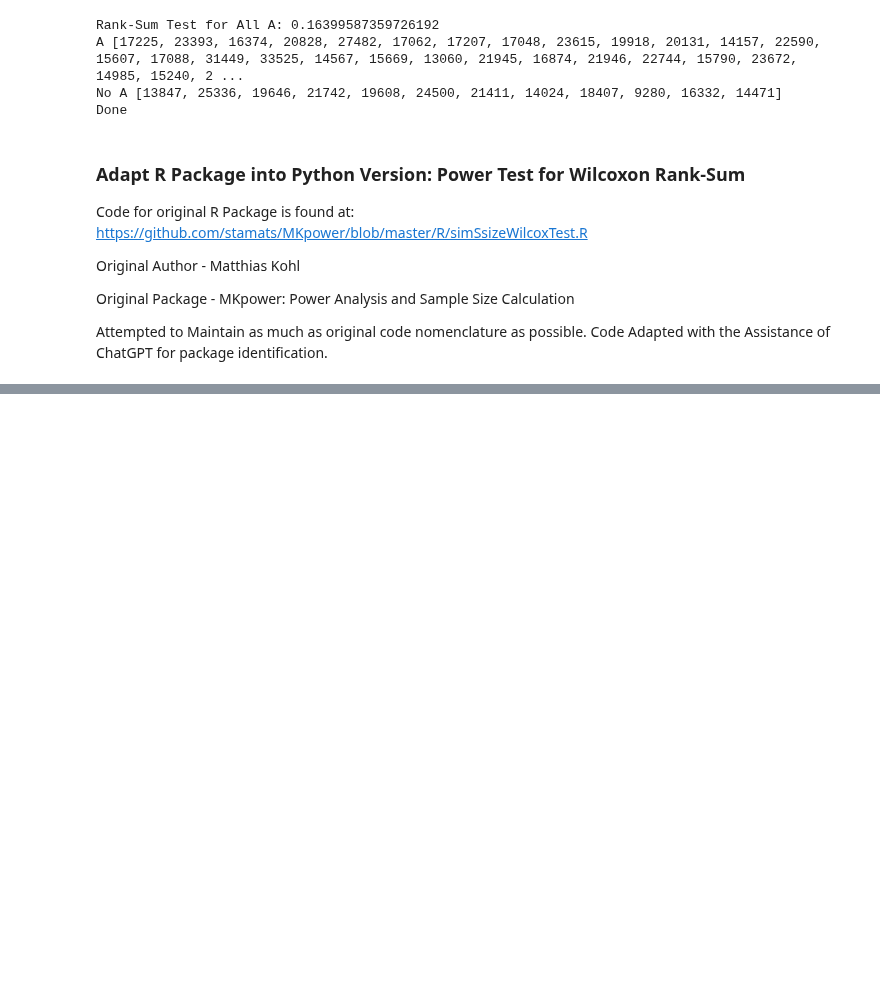
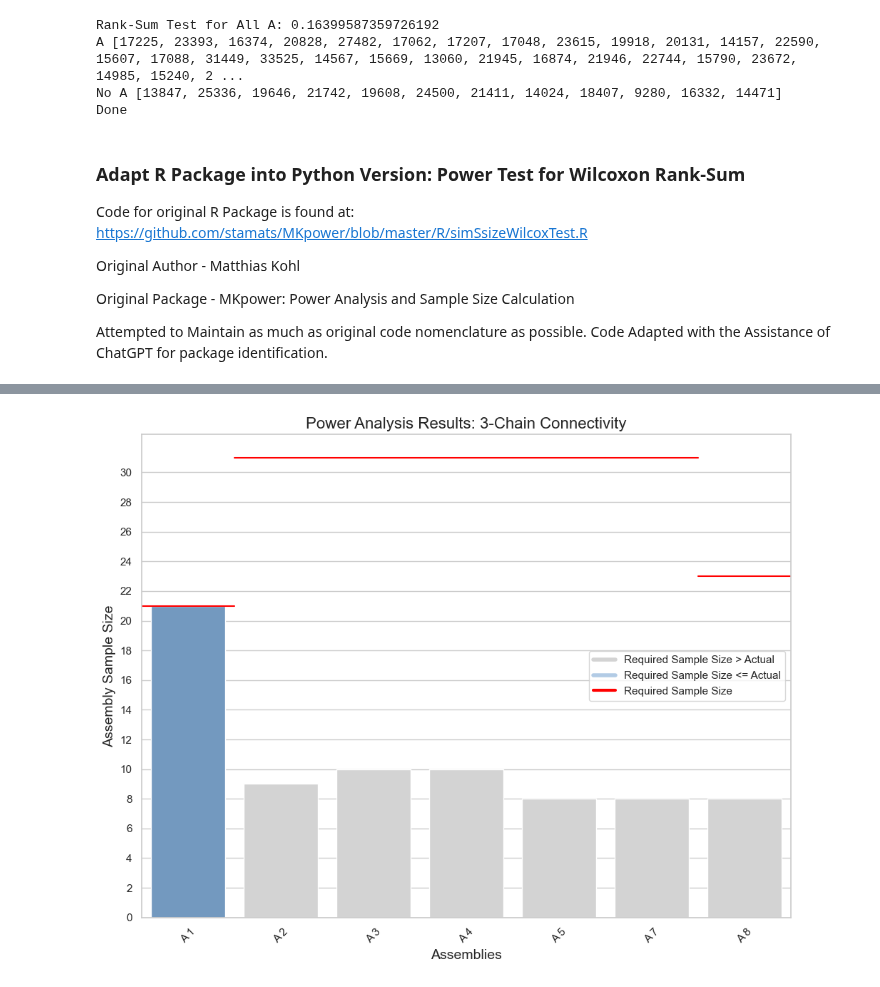
Before and after one commit to Jawagnercarena/Assembly_Organization, a Jupyter notebook: AssemblyPaperFigures/FigureCode/Figure5/Figure5.ipynb, the cells around one changed output, grey strips where cells are left out. Saved outputs shown, nothing was run; the diff lists cells and outputs as text; code cells hidden in the pictures; blank space fills up the shorter version.

Commit message:
Fixed Power Analysis for Wilcoxon Rank-Sum Test, Produced New Plots for First-Order and 3-chain

```diff
--- a/AssemblyPaperFigures/FigureCode/Figure5/Figure5.ipynb
+++ b/AssemblyPaperFigures/FigureCode/Figure5/Figure5.ipynb
@@ -1014,7 +1014,7 @@ Attempted to Maintain as much as original code nomenclature as possible. Code Ad
 from scipy.stats import mannwhitneyu, wilcoxon
 
 def sim_ssize_wilcox_test(rx, ry=None, mu=0, sig_level=0.05, power=0.8,
-                          test_type='two.sample', alternative='two.sided',
+                          test_type='two-sample', alternative='two-sided',
                           n_min=10, n_max=200, step_size= 5,
                           iter=10000, BREAK=True, correct=True):
     """
@@ -1070,9 +1070,11 @@ def sim_ssize_wilcox_test(rx, ry=None, mu=0, sig_level=0.05, power=0.8,
             raise ValueError("'ry' has to be a function for 'two-sample' test type")
 
         # Loop through each sample size
-        for i, n in enumerate(ns):
+        for i, n in enumerate(tqdm(ns)):
             # Generate sample data for both groups
+            random.seed(747)
             data_x = np.array([rx(n) for _ in range(iter)])
+            random.seed(747)
             data_y = np.array([ry(n) for _ in range(iter)])
 
             # Perform Wilcoxon rank-sum test for each iteration
@@ -1089,8 +1091,9 @@ def sim_ssize_wilcox_test(rx, ry=None, mu=0, sig_level=0.05, power=0.8,
 
     elif test_type in ['one-sample', 'paired']:
         # Loop through each sample size
-        for i, n in enumerate(ns):
+        for i, n in enumerate(tqdm(ns)):
             # Generate sample data for the single group
+            random.seed(747)
             data_x = np.array([rx(n) for _ in range(iter)])
 
             # Perform Wilcoxon signed-rank test for each iteration
@@ -1148,0 +1224,34 @@ sim_ssize_wilcox_test(rx, ry=ry, test_type='two-sample', alternative='two-sided'
+# %%
+from statsmodels.stats.power import tt_ind_solve_power
+
+# parameters for power analysis
+nobs1_array = [len(individual_assembly_indexes[i]) for i in range(len(individual_assembly_indexes))]
+mean_no_a = np.mean(no_a_cell_participation)
+mean_diff_by_difference = [np.mean(per_assembly_cell_participation[a]) - mean_no_a for a in range(len(per_assembly_cell_participation))]
+alpha = 0.05
+t_test_power_analysis_sample_sizes = []
+wilcox_test_power_analysis_sample_sizes = []
+actual_assembly_sample_sizes = []
+empirical_assemblies = []
+# perform power analysis
+for a, n in enumerate(nobs1_array):
+    if n <= 5:
+        print(f"No Empirical Testing Performed. Assembly {a+1} has less than 5 coregistered cells.")
+        continue
+    actual_assembly_sample_sizes.append(len(per_assembly_cell_participation[a]))
+    empirical_assemblies.append(f"A {a + 1}")
+    effect = mean_diff_by_difference[a] / np.std(per_assembly_cell_participation[a])
+    r =  np.sum(nobs1_array) / n
+    result = tt_ind_solve_power(effect_size = effect, nobs1 = None, alpha = alpha, power = 0.70,  ratio = r)
+    t_test_power_analysis_sample_sizes.append(int(result))
+    print(f'T-test: Sample Size for Assembly {a + 1}: %.3f' % result)
+
+    # Need to define data generating functions for each assembly
+    random.seed(747)
+    def rx(n): return np.array(random.choices(per_assembly_cell_participation[a], k=n))
+    def ry(n): return np.array(random.choices(no_a_cell_participation, k=n))
+
+    wilcox_result = sim_ssize_wilcox_test(rx, ry, mu = 0, power = 0.70, n_min = 5,
+                          step_size= 1, test_type='two-sample', alternative='greater')
+    print(f'Wilcox: Sample Size for Assembly {a + 1}: %.3f' % wilcox_result['n'][-1])
+    wilcox_test_power_analysis_sample_sizes.append(wilcox_result['n'][-1])
@@ -1148,0 +1281,4 @@ sim_ssize_wilcox_test(rx, ry=ry, test_type='two-sample', alternative='two-sided'
+# %%
+produce_power_analysis_graph(actual_assembly_sample_sizes, wilcox_test_power_analysis_sample_sizes, empirical_assemblies, order = 2)
+# %% [output]
+[figure, added]
```
Also changed, not shown: parts of 6 cells of this notebook, 6 other files.
